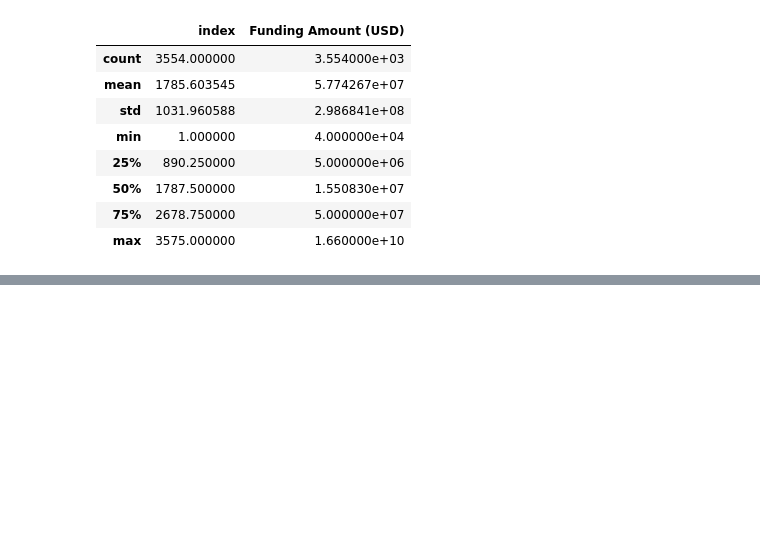
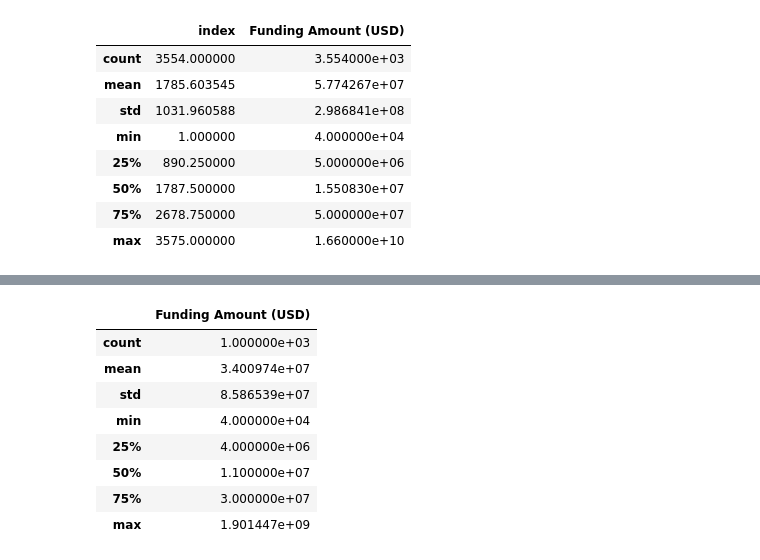
Before and after one commit to HazemAbutaha/Cluster-champs_final-project_dsml2021, a Jupyter notebook: TechCompanyFunding.ipynb, the cells around one changed output, grey strips where cells are left out. Drawn from its saved outputs; the diff is of its cells as text; code cells hidden in the pictures; blank space fills up the shorter version.

```diff
--- a/TechCompanyFunding.ipynb
+++ b/TechCompanyFunding.ipynb
@@ -133,0 +161,14 @@ techFundingDf.describe()
+# %%
+# Take a sample of 700 indexs
+techFundingDf = techFundingDf[100:1100]
+techFundingDf.describe()
+# %% [output]
+|  | Funding Amount (USD) |
+| count | 1.000000e+03 |
+| mean | 3.400974e+07 |
+| std | 8.586539e+07 |
+| min | 4.000000e+04 |
+| 25% | 4.000000e+06 |
+| 50% | 1.100000e+07 |
+| 75% | 3.000000e+07 |
+| max | 1.901447e+09 |
```
Also changed, not shown: parts of 15 cells of this notebook.
